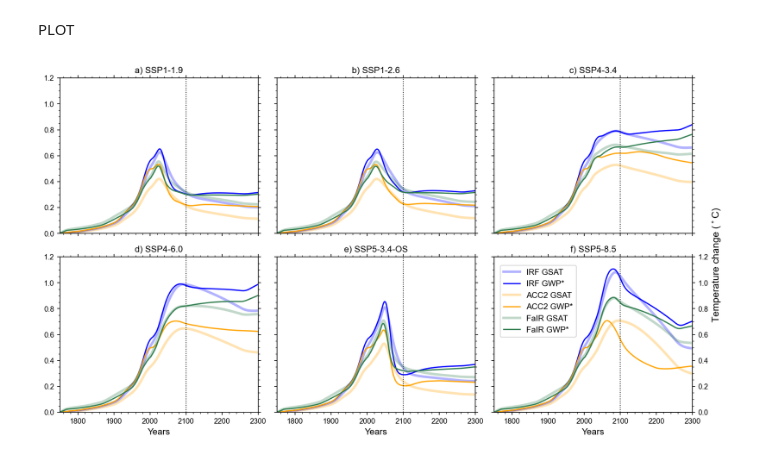
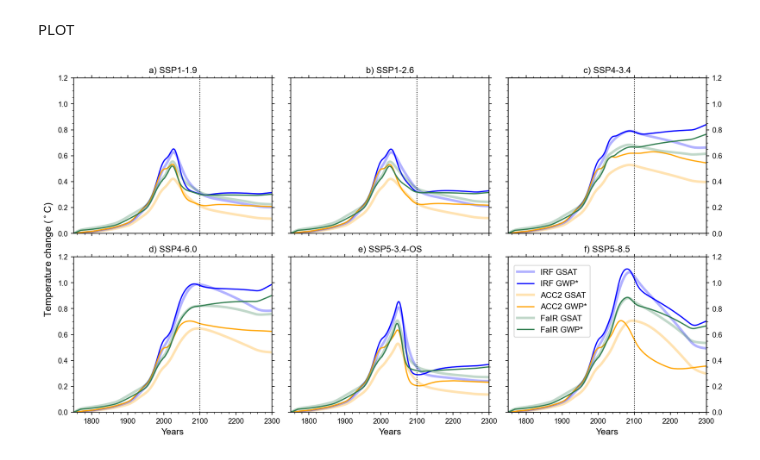
Before and after one commit to Matteo-Mastro/GWP_overshoot, a Jupyter notebook: Code/FAIR_fig7.22.ipynb, the cells around one changed output. Saved outputs shown, nothing was run; the diff lists cells and outputs as text; code cells hidden in the pictures.

```diff
--- a/Code/FAIR_fig7.22.ipynb
+++ b/Code/FAIR_fig7.22.ipynb
@@ -817,96 +817,65 @@ fig, axs = pl.subplots(2, 3, figsize=(30/2.54, 17/2.54))
 for i, ax in enumerate (axs.flatten()):
 
     irf_ssp = df_irf[i].drop(columns="Time", axis=1)
-
-    # ax.plot(time_irf,irf_ssp['E_CH4']*10e-6,label='CH4 em.',color=colors['GSAT_irf'],linestyle=':')
-    # ax.set_xlabel("Years", fontsize=11)
-
-    # ax = ax.twinx()
     ax.plot(time_irf,irf_ssp['GSAT'].iloc[::-1],color=colors['IRF'],alpha = 0.3,label='IRF GSAT',linewidth=3)
-    # ax.plot(time_irf,irf_ssp['GWP100'].iloc[::-1],color=colors['GWP100'],label='GWP100')
-    # ax.plot(time_irf,irf_ssp['GWP20'].iloc[::-1],color=colors['GWP20'],label='GWP20')
-    # ax.plot(time_irf,irf_ssp['GTP100'].iloc[::-1],color=colors['GTP100'],label='GTP100')
     ax.plot(time_irf,irf_ssp['GWP*'].iloc[::-1],color=colors['IRF'],label='IRF GWP*')
-
     ax.plot(years,df_default.iloc[:,i],color=colors['ACC2'],alpha = 0.3,label='ACC2 GSAT',linewidth=3)
     ax.plot(years,df_gwpstar.iloc[:,i],color=colors['ACC2'],label='ACC2 GWP*')
 
-
     ax.axvline(2100, linewidth = 1, linestyle=':', color = "black")
-
-    # ax.label_outer()
     ax.label_outer()
-
     ax.set_xlim(1750,2300)
-    # ax.set_ylim(0,650)
-
     ax.set_xlim(1750,2300)
     ax.set_ylim(0,1.2)
 
     if i == 0:
         ax.set_title('a) SSP1-1.9')
-        # ax.plot(years,emissions['ssp119'][:,3],label='CH4 em.',color=colors['GWP*'],linestyle=':')
         ax.plot(years_fair,T19_ch4,color=colors['GWP*'],label='FaIR GSAT',alpha = 0.3,linewidth=3)
-        # ax.set_ylabel('Annual methane emissions (Mt CH$_{4}$ yr$^{-1}$)',fontsize=11)
         ax.plot(yr_gwp,T19_GWPstar,color=colors['GWP*'],label='FaIR GWP*')
 
     if i == 1:
         ax.set_title('b) SSP1-2.6')
-        # ax.plot(years,emissions['ssp126'][:,3],label='CH4 em.',color=colors['GWP*'],linestyle=':')
         ax.plot(years_fair,T26_ch4,color=colors['GWP*'],label='FaIR GSAT',alpha = 0.3,linewidth=3)
         ax.plot(yr_gwp,T26_GWPstar,color=colors['GWP*'],label='FaIR GWP*')
 
     if i == 2:
         ax.set_title('c) SSP4-3.4')
-        # ax.plot(years,emissions['ssp434'][:,3],label='CH4 em.',color=colors['GWP*'],linestyle=':')
         ax.plot(years_fair,T34_ch4,color=colors['GWP*'],label='FaIR GSAT',alpha = 0.3,linewidth=3)
         ax.plot(yr_gwp,T34_GWPstar,color=colors['GWP*'],label='FaIR GWP*')
+        ax0_2 = ax.twinx()
+        ax0_2.set_ylim(0,1.2)
 
-        # ax0_2 = ax.twinx()
-        # ax0_2.spines["right"].set_position(("axes", 1.25))
-        # ax0_2.set_ylim(0,cumCO2scale * 1.2)
     if i == 3:
         ax.set_title('d) SSP4-6.0')
-        # ax.plot(years,emissions['ssp460'][:,3],label='CH4 em.',color=colors['GWP*'],linestyle=':')
         ax.plot(years_fair,T60_ch4,color=colors['GWP*'],label='FaIR GSAT',alpha = 0.3,linewidth=3)
         ax.plot(yr_gwp,T60_GWPstar,color=colors['GWP*'],label='FaIR GWP*')
 
         ax.set_xlabel('Years', fontsize=11)
+        ax.set_ylabel('                                   Temperature change ($^\circ$C)', loc='bottom', fontsize=12)
+
     if i == 4:
         ax.set_title('e) SSP5-3.4-OS')
-        # ax.plot(years,emissions['ssp534-over'][:,3],label='CH4 em.',color=colors['GWP*'],linestyle=':')
         ax.plot(years_fair,T34o_ch4,color=colors['GWP*'],label='FaIR GSAT',alpha = 0.3,linewidth=3)
         ax.plot(yr_gwp,T34o_GWPstar,color=colors['GWP*'],label='FaIR GWP*')
         ax.set_xlabel('Years', fontsize=11)
 
     if i == 5:
         ax.set_title('f) SSP5-8.5')
-        # ax.plot(years,emissions['ssp585'][:,3],label='CH4 em.',color=colors['GWP*'],linestyle=':')
         ax.plot(years_fair,T85_ch4,color=colors['GWP*'],label='FaIR GSAT',alpha = 0.3,linewidth=3)
         ax.plot(yr_gwp,T85_GWPstar,color=colors['GWP*'],label='FaIR GWP*')
         ax.set_xlabel('Years', fontsize=11)
 
-# ax.legend(loc='upper left',bbox_to_anchor=(0.01, 0.52),fontsize=10)
 ax.legend(loc='upper left',bbox_to_anchor=(0.01, 0.97),fontsize=10)
 
 title=('Warming equivalence of cumulative emissions_IRF')
-# fig.suptitle(title, fontsize=14)
 
 ax_2 = ax.twinx()
 ax_2.set_ylim(0,1.2)
-ax_2.set_ylabel('                                 Temperature change ($^\circ$C)', loc='bottom', fontsize=12)
-
-# ax_2.spines["right"].set_position(("axes", 1.25))
-# ax_2.set_ylim(0,cumCO2scale * 1.2)   # whatever y-lim for temperature is
-# ax_2.set_ylabel('                 Cumulative CO$_{2}$ equivalent emissions (GtCO$_{2}$)', loc='bottom', fontsize=11)
-
-#make_patch_spines_invisible(ax0_2)
-#ax0_2.spines["right"].set_visible(True)
-# ax_2.spines["right"].set_visible(True)
+# ax_2.set_ylabel('                                 Temperature change ($^\circ$C)', loc='bottom', fontsize=12)
 
 fig.tight_layout(rect=[0,0,1,0.98])
 # output_file = os.path.join(out_path,title) + "_clean.png"
 # plt.savefig(output_file)
 # fig.savefig(os.path.join(out_path,"fig7.22.png"), dpi=300)
 # %% [output]
-[figure, old version]
+[figure, new version]
```
Also changed, not shown: parts of 1 cell of this notebook, 2 other files.
